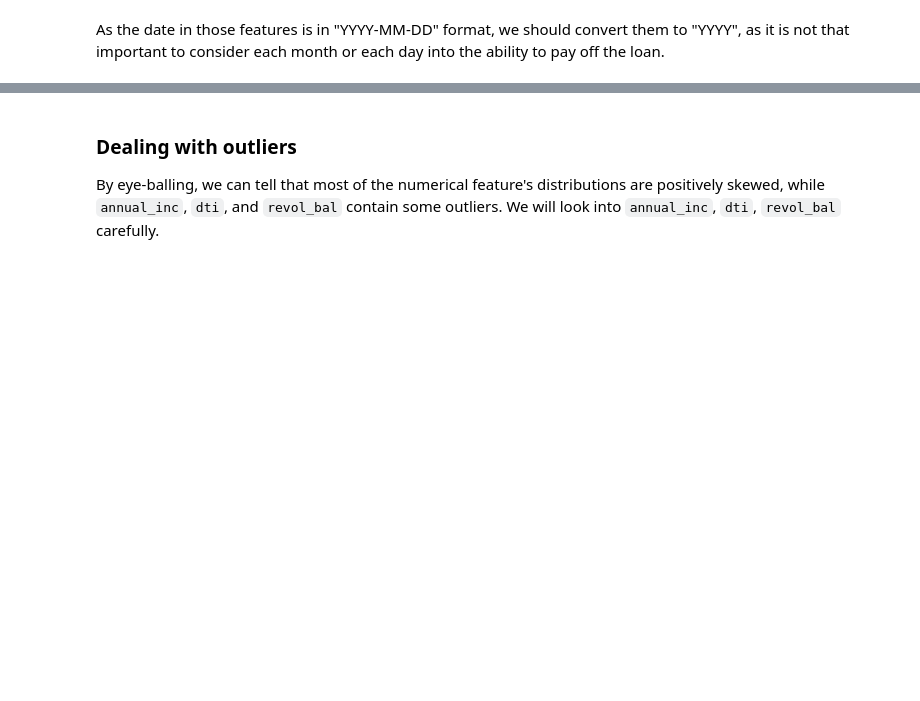
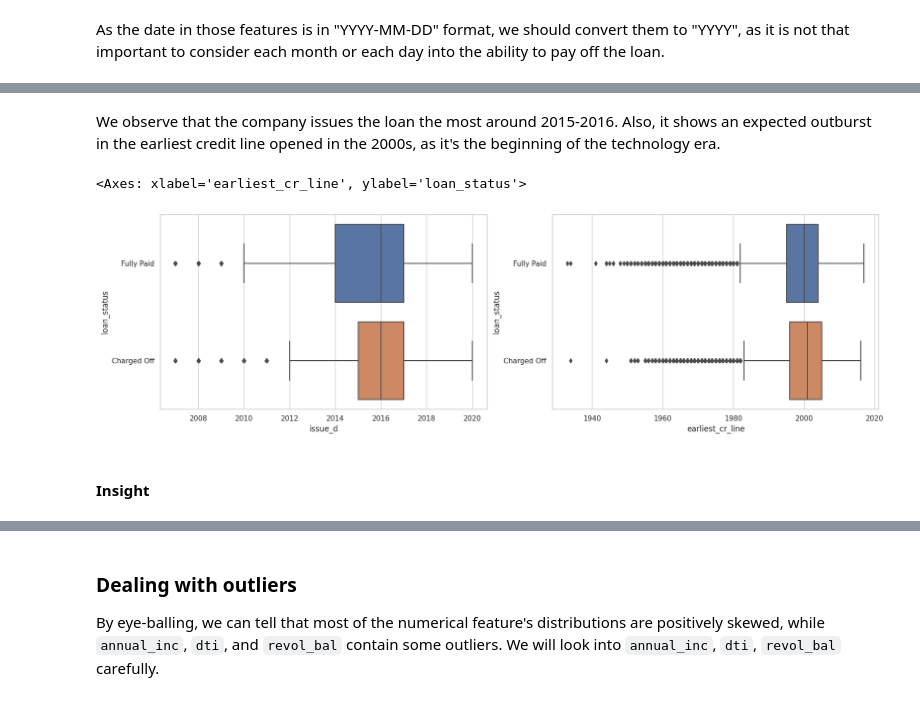
Before and after one commit to noahnguyen2004/Loan-Default-Prediction, a Jupyter notebook: loan_lending.ipynb, the cells around one changed output, grey strips where cells are left out. Cells and saved outputs as stored; diff of their text form; code cells hidden in the pictures; blank space fills up the shorter version.

```diff
--- a/loan_lending.ipynb
+++ b/loan_lending.ipynb
@@ -971,0 +996,17 @@ df['earliest_cr_line'] = df['earliest_cr_line'].dt.year
+# %% [markdown]
+We observe that the company issues the loan the most around 2015-2016. Also, it shows an expected outburst in the earliest credit line opened in the 2000s, as it's the beginning of the technology era.
+# %%
+# @title
+plt.figure(figsize=(20, 12))
+sns.set(style="whitegrid")
+
+plt.subplot(2, 2, 1)
+sns.boxplot(x="issue_d", y="loan_status", data=df)
+
+plt.subplot(2, 2, 2)
+sns.boxplot(x="earliest_cr_line", y="loan_status", data=df)
+# %% [output]
+<Axes: xlabel='earliest_cr_line', ylabel='loan_status'>
+[figure, added]
+# %% [markdown]
+#### Insight
```
Also changed, not shown: parts of 32 cells of this notebook.
